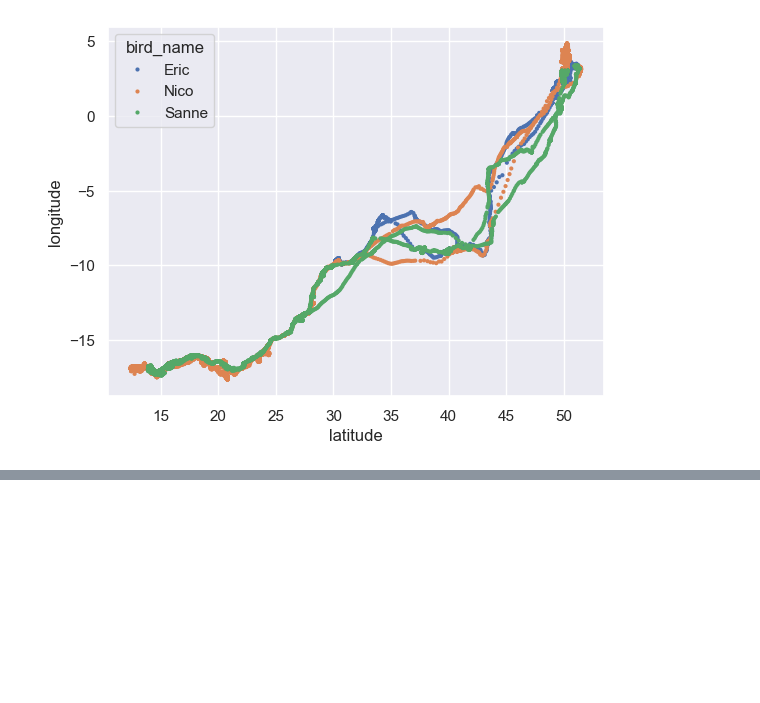
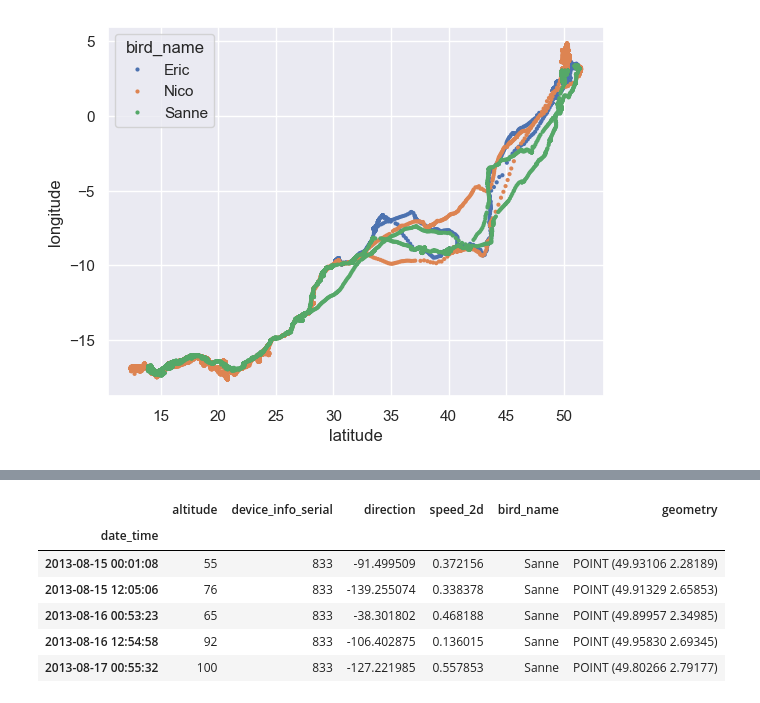
Before and after one commit to MattMacCollum/Bird-Migration, a Jupyter notebook: migration_notebook.ipynb, the cells around one changed output, grey strips where cells are left out. Cells and saved outputs as stored; diff of their text form; code cells hidden in the pictures; blank space fills up the shorter version.

```diff
--- a/migration_notebook.ipynb
+++ b/migration_notebook.ipynb
@@ -79,0 +114,15 @@ sns.scatterplot(data=dat, x='latitude', y='longitude', hue='bird_name', edgecolo
+# %%
+tc = mpd.TrajectoryCollection(gdf, 'bird_name', t='date_time', min_length=100)
+tc = mpd.MinTimeDeltaGeneralizer(tc).generalize(tolerance=timedelta(days=0.5))
+
+tc_birdname = tc.filter('bird_name', 'Sanne')
+traj = tc_birdname.trajectories[0].copy()
+traj.df.head()
+# %% [output]
+|  | altitude | device_info_serial | direction | speed_2d | bird_name | geometry |
+| date_time |  |  |  |  |  |  |
+| 2013-08-15 00:01:08 | 55 | 833 | -91.499509 | 0.372156 | Sanne | POINT (49.93106 2.28189) |
+| 2013-08-15 12:05:06 | 76 | 833 | -139.255074 | 0.338378 | Sanne | POINT (49.91329 2.65853) |
+| 2013-08-16 00:53:23 | 65 | 833 | -38.301802 | 0.468188 | Sanne | POINT (49.89957 2.34985) |
+| 2013-08-16 12:54:58 | 92 | 833 | -106.402875 | 0.136015 | Sanne | POINT (49.95830 2.69345) |
+| 2013-08-17 00:55:32 | 100 | 833 | -127.221985 | 0.557853 | Sanne | POINT (49.80266 2.79177) |
```
Also changed, not shown: parts of 6 cells of this notebook.
